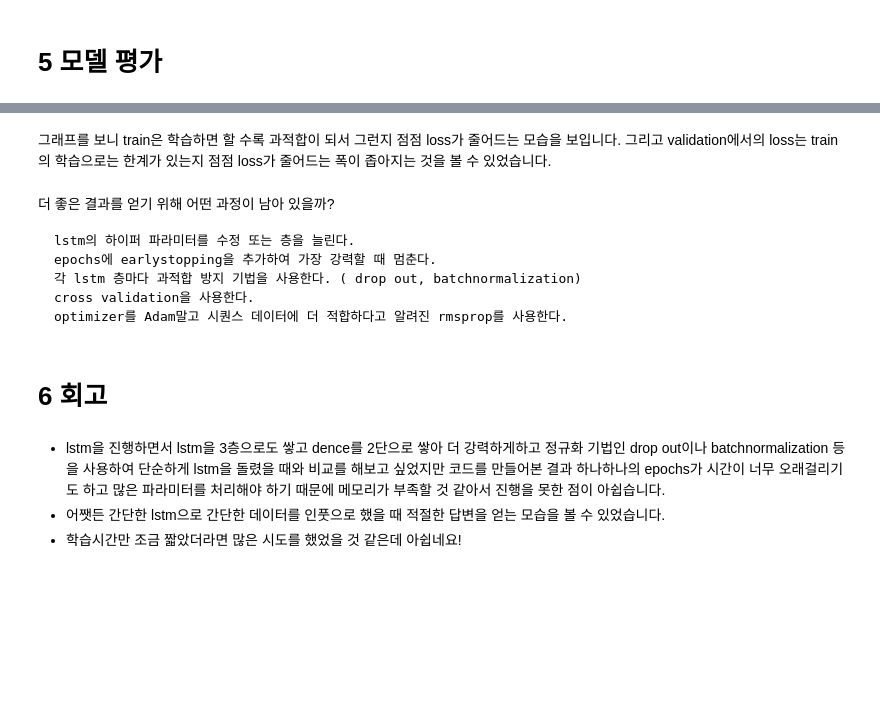
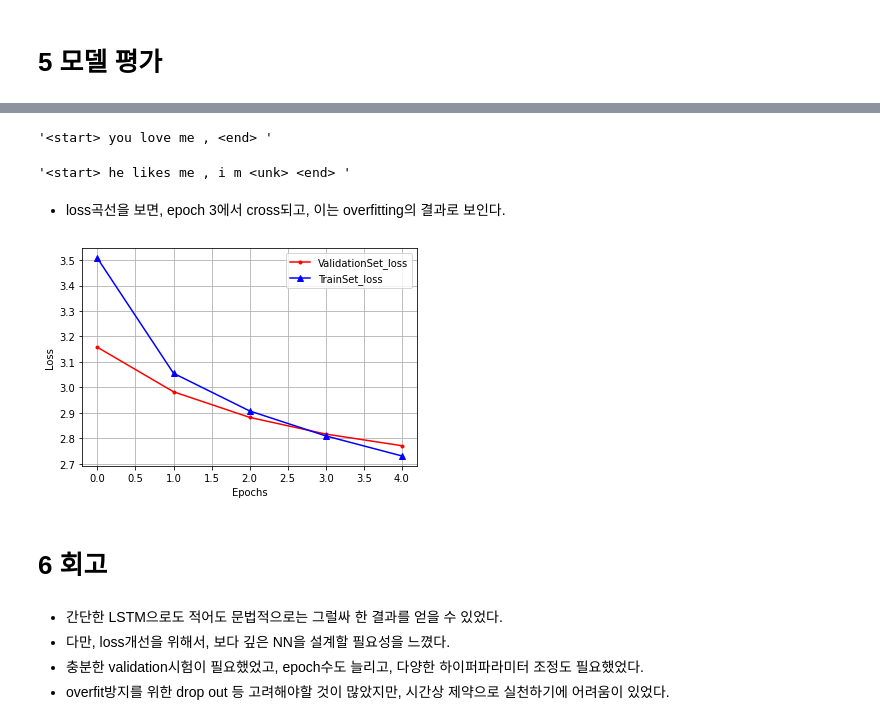
Before and after one commit to twelvesense/first-repository, a Jupyter notebook: ExplNode06.ipynb, the cells around one changed output, grey strips where cells are left out. Saved outputs shown, nothing was run; the diff lists cells and outputs as text; code cells hidden in the pictures; blank space fills up the shorter version.

```diff
--- a/ExplNode06.ipynb
+++ b/ExplNode06.ipynb
@@ -276,7 +274,7 @@ NameError: ignored
 # %% [markdown]
 ## 3-2. 기타 하이퍼파라미터 설정하기
 # %%
-epochs = 10
+epochs = 5
 optimizer = tf.keras.optimizers.Adam()
 loss = tf.keras.losses.SparseCategoricalCrossentropy(from_logits=True, reduction='none')
 model.compile(loss=loss, optimizer=optimizer)
@@ -405,16 +378,31 @@ plot_curve(history.epoch, history.history, ['loss', 'val_loss'])
-# %% [markdown]
-그래프를 보니 train은 학습하면 할 수록 과적합이 되서 그런지 점점 loss가 줄어드는 모습을 보입니다. 그리고 validation에서의 loss는 train의 학습으로는 한계가 있는지 점점 loss가 줄어드는 폭이 좁아지는 것을 볼 수 있었습니다.
-# %% [markdown]
-더 좋은 결과를 얻기 위해 어떤 과정이 남아 있을까?
-
-    lstm의 하이퍼 파라미터를 수정 또는 층을 늘린다.
-    epochs에 earlystopping을 추가하여 가장 강력할 때 멈춘다.
-    각 lstm 층마다 과적합 방지 기법을 사용한다. ( drop out, batchnormalization)
-    cross validation을 사용한다.
-    optimizer를 Adam말고 시퀀스 데이터에 더 적합하다고 알려진 rmsprop를 사용한다.
+# %%
+generate_text(model, tokenizer, init_sentence="<start> you love")
+# %% [output]
+'<start> you love me , <end> '
+# %%
+generate_text(model, tokenizer, init_sentence="<start> he likes")
+# %% [output]
+'<start> he likes me , i m <unk> <end> '
+# %% [markdown]
+- loss곡선을 보면, epoch 3에서 cross되고, 이는 overfitting의 결과로 보인다.
+# %%
+y_vloss = history.history['val_loss']    # validation dataset의 loss
+y_loss = history.history['loss']         # train dataset의 loss
+
+x_len = np.arange(len(y_loss))
+plt.plot(x_len, y_vloss, marker='.', c="red", label='ValidationSet_loss')
+plt.plot(x_len, y_loss, marker='^', c="blue", label='TrainSet_loss')
+plt.legend(loc='upper right')
+plt.grid()
+plt.xlabel('Epochs')
+plt.ylabel('Loss')
+plt.show()
+# %% [output]
+[figure, added]
 # %% [markdown]
 # 6 회고
-# %% [markdown]
-- lstm을 진행하면서 lstm을 3층으로도 쌓고 dence를 2단으로 쌓아 더 강력하게하고 정규화 기법인 drop out이나 batchnormalization 등을 사용하여 단순하게 lstm을 돌렸을 때와 비교를 해보고 싶었지만 코드를 만들어본 결과 하나하나의 epochs가 시간이 너무 오래걸리기도 하고 많은 파라미터를 처리해야 하기 때문에 메모리가 부족할 것 같아서 진행을 못한 점이 아쉽습니다.
-- 어쨋든 간단한 lstm으로 간단한 데이터를 인풋으로 했을 때 적절한 답변을 얻는 모습을 볼 수 있었습니다.
-- 학습시간만 조금 짧았더라면 많은 시도를 했었을 것 같은데 아쉽네요!
+# %% [markdown]
+- 간단한 LSTM으로도 적어도 문법적으로는 그럴싸 한 결과를 얻을 수 있었다.
+- 다만, loss개선을 위해서, 보다 깊은 NN을 설계할 필요성을 느꼈다.
+- 충분한 validation시험이 필요했었고, epoch수도 늘리고, 다양한 하이퍼파라미터 조정도 필요했었다.
+- overfit방지를 위한 drop out 등 고려해야할 것이 많았지만, 시간상 제약으로 실천하기에 어려움이 있었다.
```
Also changed, not shown: parts of 11 cells of this notebook.
